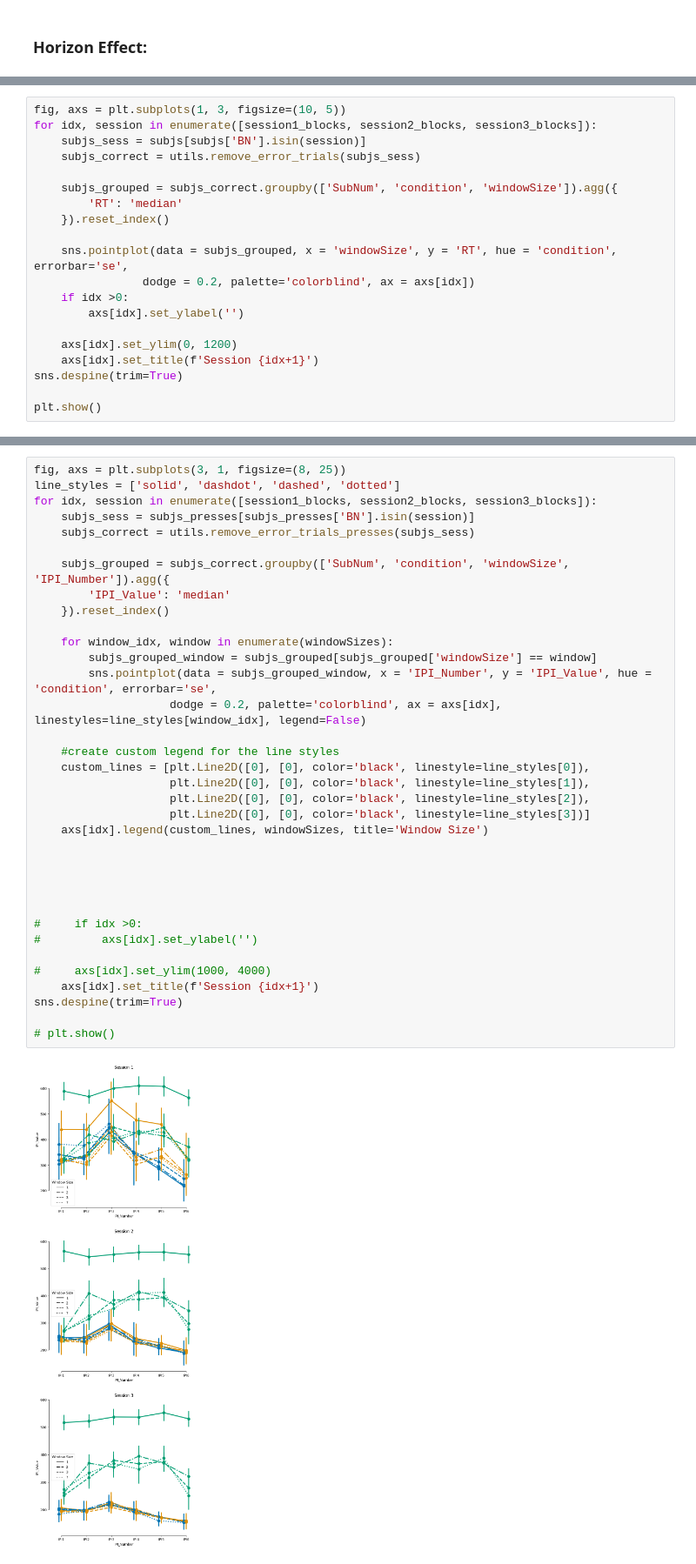
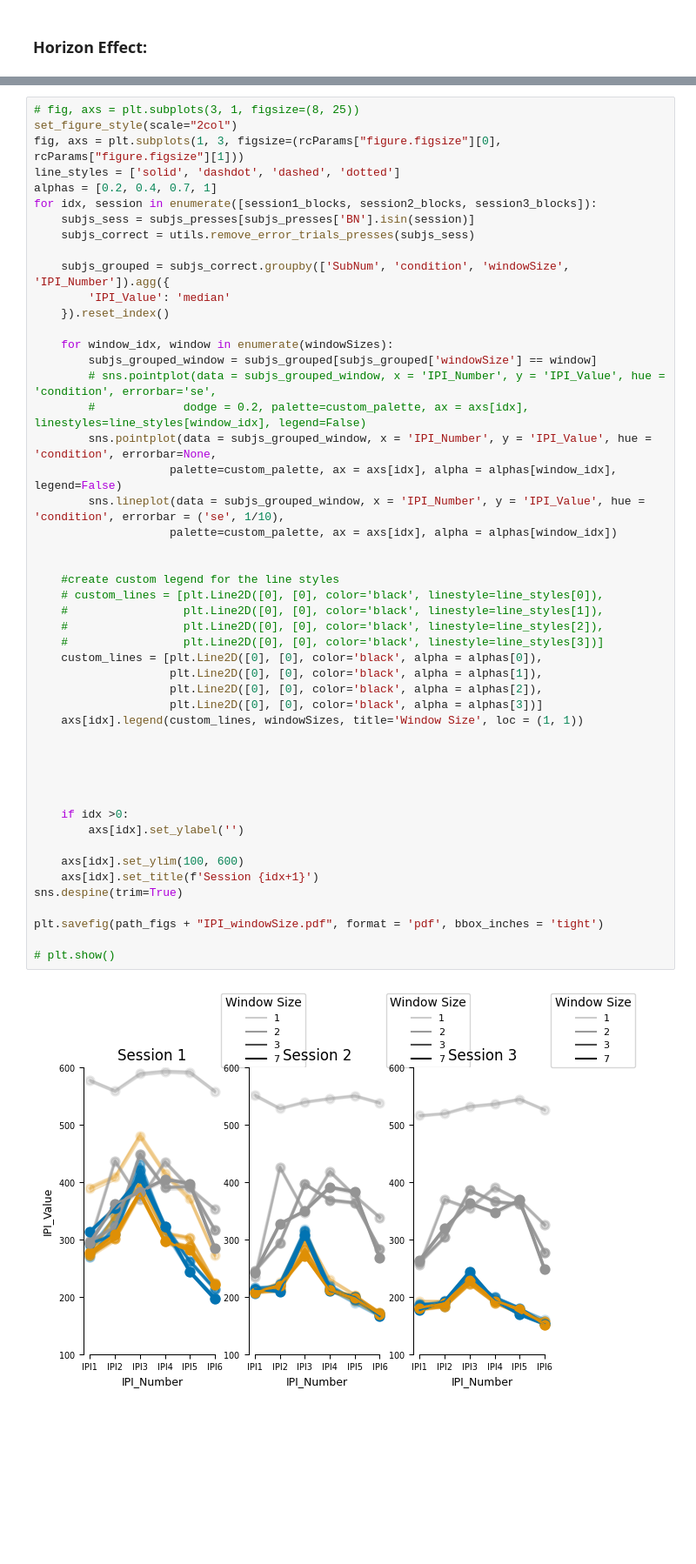
Before and after one commit to manazerzadeh/SequenceSensoryMemoryIntegration, a Jupyter notebook: DataAnalysis.ipynb, the cells around one changed output, grey strips where cells are left out. Shown at 87% size. Drawn from its saved outputs; the diff is of its cells as text; blank space fills up the shorter version.

```diff
--- a/DataAnalysis.ipynb
+++ b/DataAnalysis.ipynb
@@ -168,20 +587,0 @@ plt.show()
-# %%
-fig, axs = plt.subplots(1, 3, figsize=(10, 5))
-for idx, session in enumerate([session1_blocks, session2_blocks, session3_blocks]):
-    subjs_sess = subjs[subjs['BN'].isin(session)]
-    subjs_correct = utils.remove_error_trials(subjs_sess)
-
-    subjs_grouped = subjs_correct.groupby(['SubNum', 'condition', 'windowSize']).agg({
-        'RT': 'median'
-    }).reset_index()
-
-    sns.pointplot(data = subjs_grouped, x = 'windowSize', y = 'RT', hue = 'condition', errorbar='se',
-                dodge = 0.2, palette='colorblind', ax = axs[idx])
-    if idx >0:
-        axs[idx].set_ylabel('')
-
-    axs[idx].set_ylim(0, 1200)
-    axs[idx].set_title(f'Session {idx+1}')
-sns.despine(trim=True)
-
-plt.show()
@@ -190,37 +588,51 @@ plt.show()
 # %%
-fig, axs = plt.subplots(3, 1, figsize=(8, 25))
+# fig, axs = plt.subplots(3, 1, figsize=(8, 25))
+set_figure_style(scale="2col")
+fig, axs = plt.subplots(1, 3, figsize=(rcParams["figure.figsize"][0], rcParams["figure.figsize"][1]))
 line_styles = ['solid', 'dashdot', 'dashed', 'dotted']
+alphas = [0.2, 0.4, 0.7, 1]
 for idx, session in enumerate([session1_blocks, session2_blocks, session3_blocks]):
     subjs_sess = subjs_presses[subjs_presses['BN'].isin(session)]
     subjs_correct = utils.remove_error_trials_presses(subjs_sess)
 
     subjs_grouped = subjs_correct.groupby(['SubNum', 'condition', 'windowSize', 'IPI_Number']).agg({
         'IPI_Value': 'median'
     }).reset_index()
 
     for window_idx, window in enumerate(windowSizes):
         subjs_grouped_window = subjs_grouped[subjs_grouped['windowSize'] == window]
-        sns.pointplot(data = subjs_grouped_window, x = 'IPI_Number', y = 'IPI_Value', hue = 'condition', errorbar='se',
-                    dodge = 0.2, palette='colorblind', ax = axs[idx], linestyles=line_styles[window_idx], legend=False)
+        # sns.pointplot(data = subjs_grouped_window, x = 'IPI_Number', y = 'IPI_Value', hue = 'condition', errorbar='se',
+        #             dodge = 0.2, palette=custom_palette, ax = axs[idx], linestyles=line_styles[window_idx], legend=False)
+        sns.pointplot(data = subjs_grouped_window, x = 'IPI_Number', y = 'IPI_Value', hue = 'condition', errorbar=None,
+                    palette=custom_palette, ax = axs[idx], alpha = alphas[window_idx], legend=False)
+        sns.lineplot(data = subjs_grouped_window, x = 'IPI_Number', y = 'IPI_Value', hue = 'condition', errorbar = ('se', 1/10),
+                    palette=custom_palette, ax = axs[idx], alpha = alphas[window_idx])
+
 
     #create custom legend for the line styles
-    custom_lines = [plt.Line2D([0], [0], color='black', linestyle=line_styles[0]),
-                    plt.Line2D([0], [0], color='black', linestyle=line_styles[1]),
-                    plt.Line2D([0], [0], color='black', linestyle=line_styles[2]),
-                    plt.Line2D([0], [0], color='black', linestyle=line_styles[3])]
-    axs[idx].legend(custom_lines, windowSizes, title='Window Size')
+    # custom_lines = [plt.Line2D([0], [0], color='black', linestyle=line_styles[0]),
+    #                 plt.Line2D([0], [0], color='black', linestyle=line_styles[1]),
+    #                 plt.Line2D([0], [0], color='black', linestyle=line_styles[2]),
+    #                 plt.Line2D([0], [0], color='black', linestyle=line_styles[3])]
+    custom_lines = [plt.Line2D([0], [0], color='black', alpha = alphas[0]),
+                    plt.Line2D([0], [0], color='black', alpha = alphas[1]),
+                    plt.Line2D([0], [0], color='black', alpha = alphas[2]),
+                    plt.Line2D([0], [0], color='black', alpha = alphas[3])]
+    axs[idx].legend(custom_lines, windowSizes, title='Window Size', loc = (1, 1))
 
 
 
 
 
-#     if idx >0:
-#         axs[idx].set_ylabel('')
+    if idx >0:
+        axs[idx].set_ylabel('')
 
-#     axs[idx].set_ylim(1000, 4000)
+    axs[idx].set_ylim(100, 600)
     axs[idx].set_title(f'Session {idx+1}')
 sns.despine(trim=True)
 
+plt.savefig(path_figs + "IPI_windowSize.pdf", format = 'pdf', bbox_inches = 'tight')
+
 # plt.show()
 # %% [output]
-[figure, old version]
+[figure, new version]
```
Also changed, not shown: parts of 17 cells of this notebook, 2 other files.
